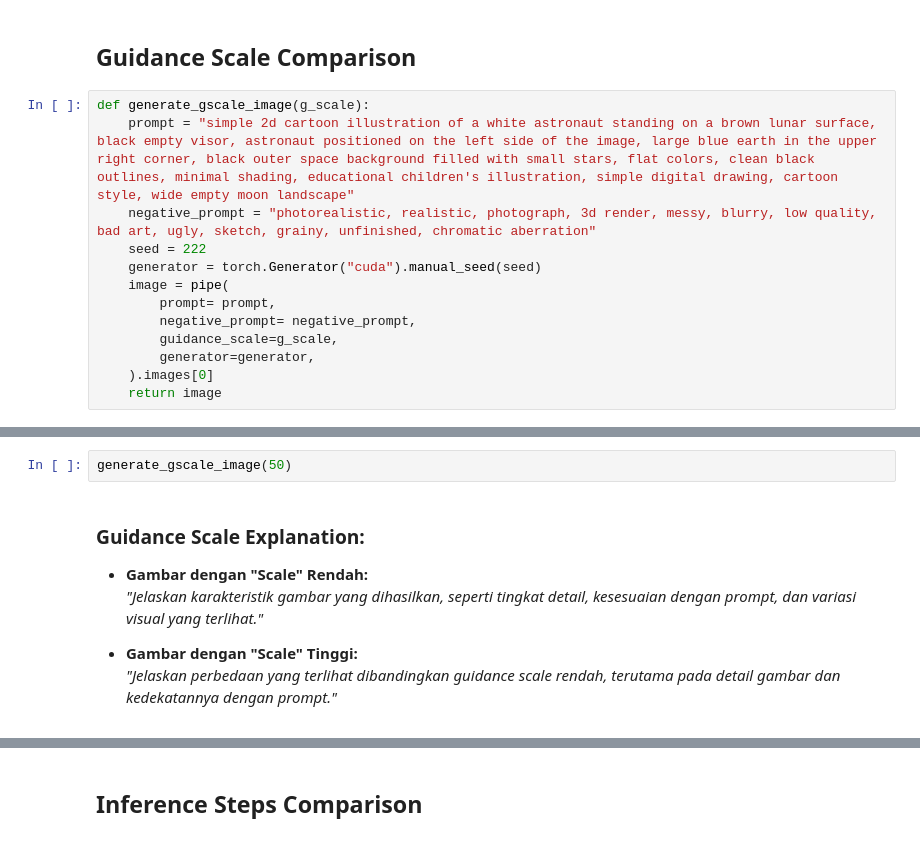
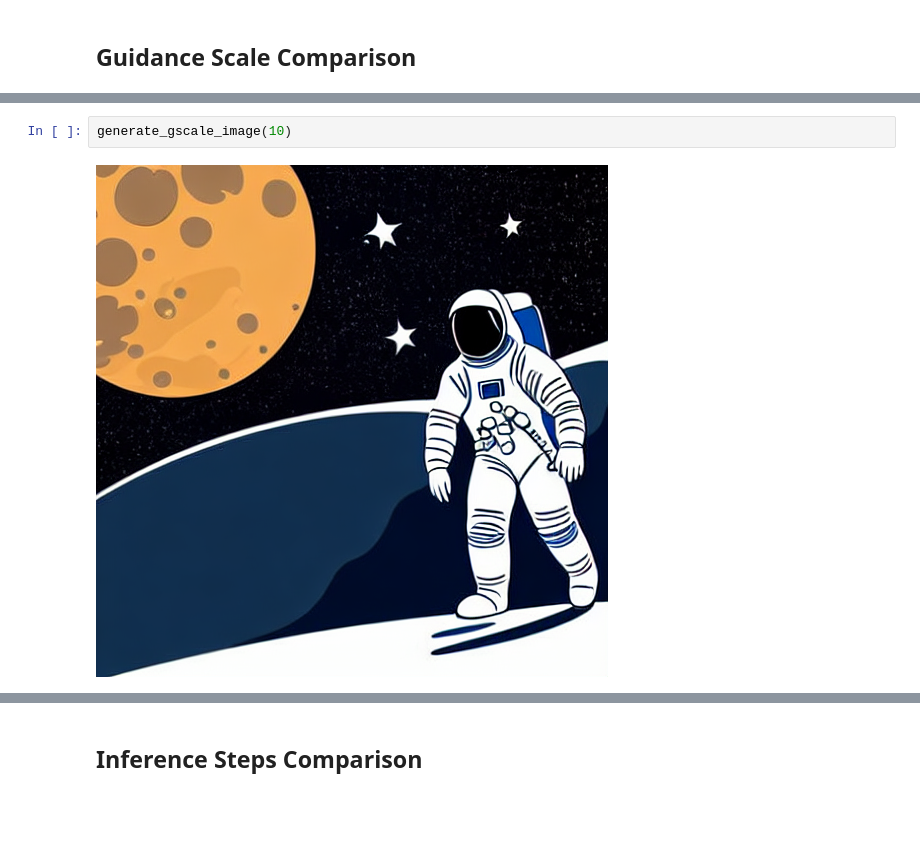
Before and after one commit to RizkyMlana/Generation-Image, a Jupyter notebook: Pipeline_submission_BFGAI_Rizky Maulana Saputra.ipynb, the cells around one changed output, grey strips where cells are left out. Saved outputs shown, nothing was run; the diff lists cells and outputs as text; blank space fills up the shorter version.

```diff
--- a/Pipeline_submission_BFGAI_Rizky Maulana Saputra.ipynb
+++ b/Pipeline_submission_BFGAI_Rizky Maulana Saputra.ipynb
@@ -77,15 +91,2 @@ generate_advanced_image(20, 80)
 # %% [markdown]
 ## **Guidance Scale Comparison**
-# %%
-def generate_gscale_image(g_scale):
-    prompt = "simple 2d cartoon illustration of a white astronaut standing on a brown lunar surface, black empty visor, astronaut positioned on the left side of the image, large blue earth in the upper right corner, black outer space background filled with small stars, flat colors, clean black outlines, minimal shading, educational children's illustration, simple digital drawing, cartoon style, wide empty moon landscape"
-    negative_prompt = "photorealistic, realistic, photograph, 3d render, messy, blurry, low quality, bad art, ugly, sketch, grainy, unfinished, chromatic aberration"
-    seed = 222
-    generator = torch.Generator("cuda").manual_seed(seed)
-    image = pipe(
-        prompt= prompt,
-        negative_prompt= negative_prompt,
-        guidance_scale=g_scale,
-        generator=generator,
-    ).images[0]
-    return image
@@ -94,10 +106,4 @@ generate_gscale_image(5)
 # %%
-generate_gscale_image(50)
+generate_gscale_image(10)
+# %% [output]
+[figure, added]
-# %% [markdown]
-### **Guidance Scale Explanation:**
-
-*   **Gambar dengan "Scale" Rendah:**
-*"Jelaskan karakteristik gambar yang dihasilkan, seperti tingkat detail, kesesuaian dengan prompt, dan variasi visual yang terlihat."*
-
-*   **Gambar dengan "Scale" Tinggi:**
-*"Jelaskan perbedaan yang terlihat dibandingkan guidance scale rendah, terutama pada detail gambar dan kedekatannya dengan prompt."*
```
Also changed, not shown: parts of 17 cells of this notebook.
